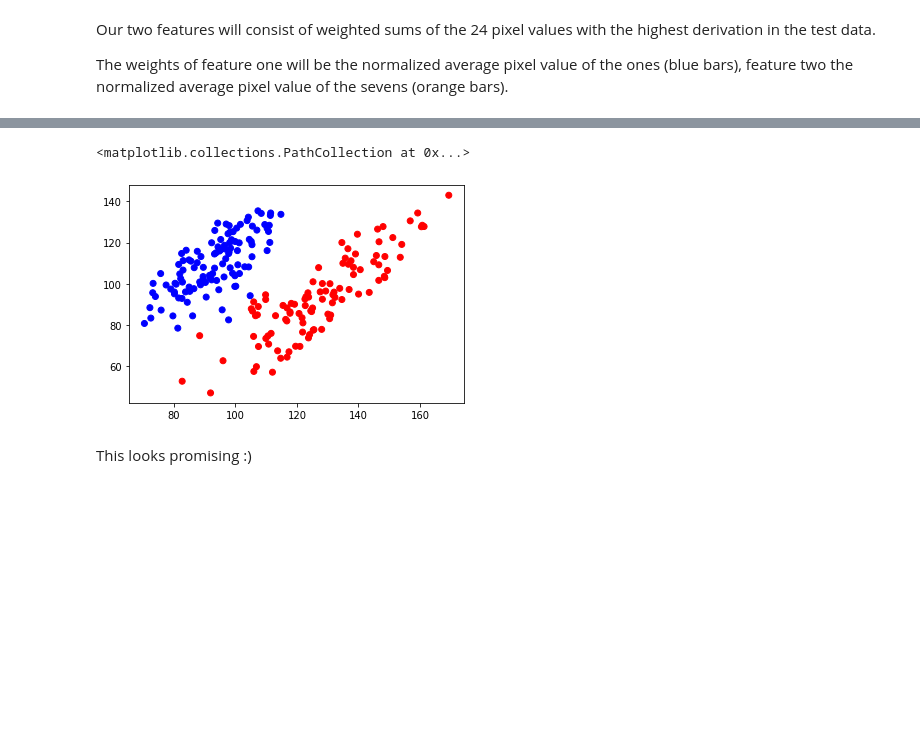
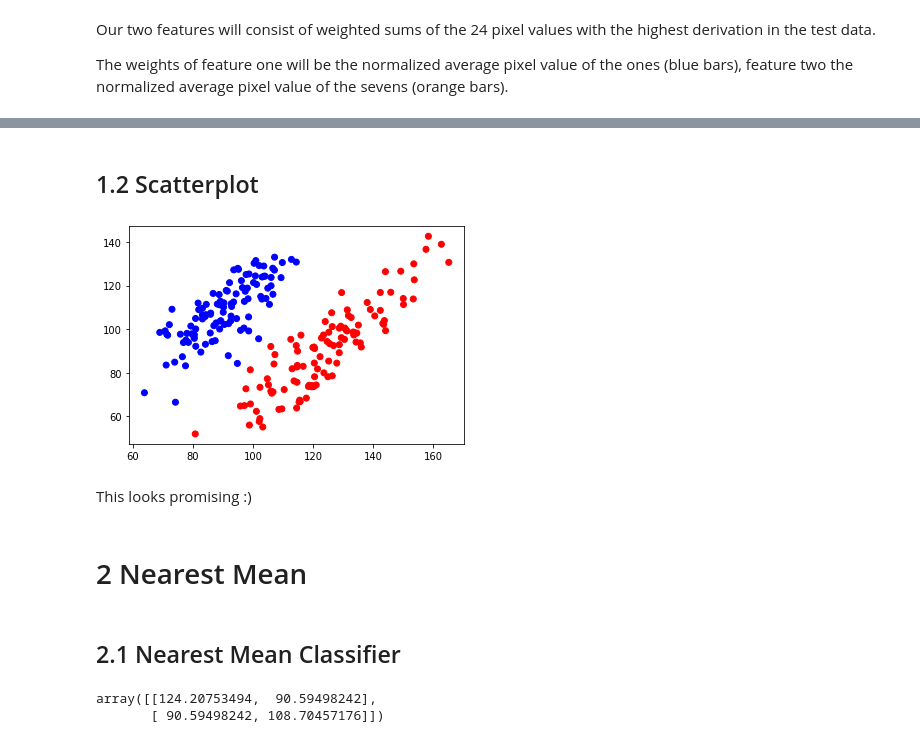
Before and after one commit to J-Gann/FML, a Jupyter notebook: ex02/Exercise 2.ipynb, the cells around one changed output, grey strips where cells are left out. Drawn from its saved outputs; the diff is of its cells as text; code cells hidden in the pictures; blank space fills up the shorter version.

```diff
--- a/ex02/Exercise 2.ipynb
+++ b/ex02/Exercise 2.ipynb
@@ -97,6 +99,6 @@ plt.show()
 # %%
 def reduce_dim(X):
     X_filtered = X[:, std.argsort()[40:]]
-    return np.vstack([
-                        X_filtered.dot(ones_mean),
-                        X_filtered.dot(sevens_mean)]).transpose()
+    feat_1 =  X_filtered.dot(ones_mean)
+    feat_2 = X_filtered.dot(sevens_mean)
+    return np.vstack([feat_1, feat_2]).transpose()
@@ -105,7 +105,22 @@ X_reduced = reduce_dim(X_train)
+# %%
+X_train_reduced = reduce_dim(X_train)
+X_test_reduced = reduce_dim(X_test)
+# %% [markdown]
+## 1.2 Scatterplot
 # %%
-plt.scatter(*X_reduced.transpose(), c=["r" if x == 1 else "b" for x in y_train])
+plt.scatter(*X_train_reduced.transpose(), c=["r" if x == 1 else "b" for x in y_train])
+plt.show()
 # %% [output]
-<matplotlib.collections.PathCollection at 0x...>
-[figure, old version]
+[figure, new version]
 # %% [markdown]
 This looks promising :)
+# %% [markdown]
+# 2 Nearest Mean
+# %% [markdown]
+## 2.1 Nearest Mean Classifier
+# %%
+np.vstack([X_train_reduced[y_train == 1].mean(axis=0),
+                       X_train_reduced[y_train == 7].mean(axis=0)])
+# %% [output]
+array([[124.20753494,  90.59498242],
+       [ 90.59498242, 108.70457176]])
```
Also changed, not shown: parts of 15 cells of this notebook.
